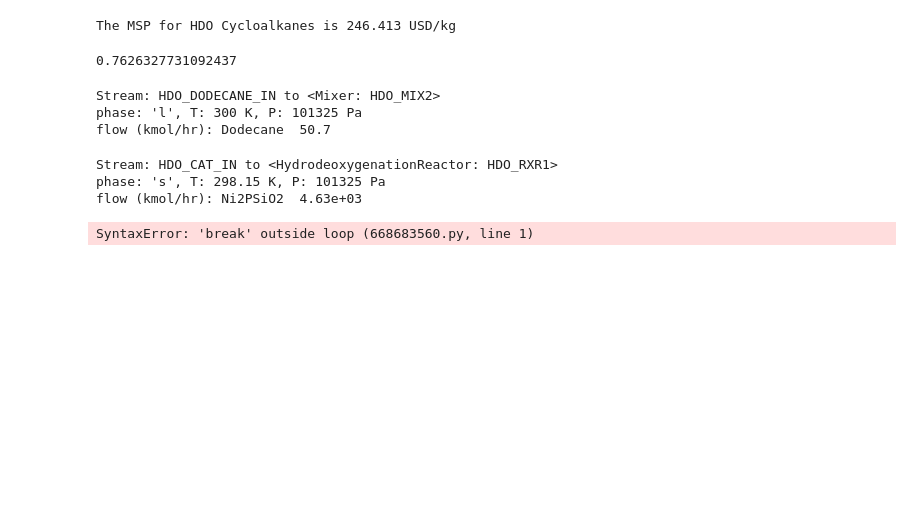
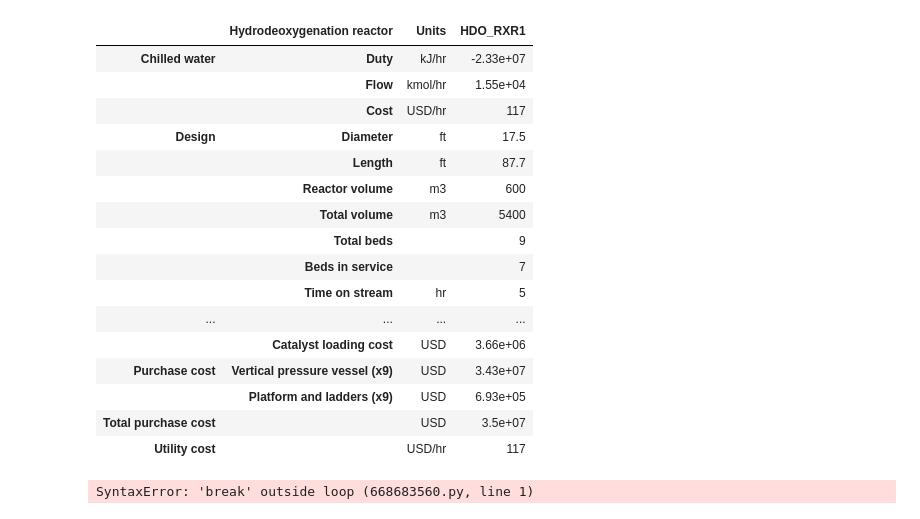
Before and after one commit to H-Wadgama/belt, a Jupyter notebook: lignin_saf/zimbabwe.ipynb, the cells around one changed output. Cells and saved outputs as stored; diff of their text form; code cells hidden in the pictures; blank space fills up the shorter version.

Commit message:
catalyst costs added to hdo

```diff
--- a/lignin_saf/zimbabwe.ipynb
+++ b/lignin_saf/zimbabwe.ipynb
@@ -13,8 +13,6 @@ from lignin_saf.systems.rcf_oil_purification import create_rcf_oil_purification_
 from lignin_saf.systems.monomer_purification import create_monomer_purification_system
 from lignin_saf.systems.ligsaf_utilities import create_rcf_utilities_system
 from lignin_saf.systems.hdo import create_hdo_system
-
-from lignin_saf.cellulosic_tea import create_cellulosic_ethanol_tea
 
 
 chems = create_chemicals()
@@ -59,28 +57,26 @@ rcf_hdo_system = bst.System(
 )
 
 rcf_hdo_system.simulate()
-
-integrated_tea = create_cellulosic_ethanol_tea(rcf_hdo_system)
-
-print(f'The MSP for HDO Cycloalkanes is {round(integrated_tea.solve_price(F.HDO_CYCLOALKANES_OUT), 3)} USD/kg')
-# %% [output]
-The MSP for HDO Cycloalkanes is 246.413 USD/kg
-# %%
-(712/1000) *1.35 * (226.6/285.6)
-# %% [output]
-0.7626327731092437
-# %%
-F.HDO_DODECANE_IN
-# %% [output]
-Stream: HDO_DODECANE_IN to <Mixer: HDO_MIX2>
-phase: 'l', T: 300 K, P: 101325 Pa
-flow (kmol/hr): Dodecane  50.7
-# %%
-F.HDO_CAT_IN
-# %% [output]
-Stream: HDO_CAT_IN to <HydrodeoxygenationReactor: HDO_RXR1>
-phase: 's', T: 298.15 K, P: 101325 Pa
-flow (kmol/hr): Ni2PSiO2  4.63e+03
+# %%
+F.HDO_RXR1.results()
+# %% [output]
+|  | Hydrodeoxygenation reactor | Units | HDO_RXR1 |
+| Chilled water | Duty | kJ/hr | -2.33e+07 |
+|  | Flow | kmol/hr | 1.55e+04 |
+|  | Cost | USD/hr | 117 |
+| Design | Diameter | ft | 17.5 |
+|  | Length | ft | 87.7 |
+|  | Reactor volume | m3 | 600 |
+|  | Total volume | m3 | 5400 |
+|  | Total beds |  | 9 |
+|  | Beds in service |  | 7 |
+|  | Time on stream | hr | 5 |
+| ... | ... | ... | ... |
+|  | Catalyst loading cost | USD | 3.66e+06 |
+| Purchase cost | Vertical pressure vessel (x9) | USD | 3.43e+07 |
+|  | Platform and ladders (x9) | USD | 6.93e+05 |
+| Total purchase cost |  | USD | 3.5e+07 |
+| Utility cost |  | USD/hr | 117 |
 # %%
 break
 # %% [output]
```
Also changed, not shown: 4 other files.
